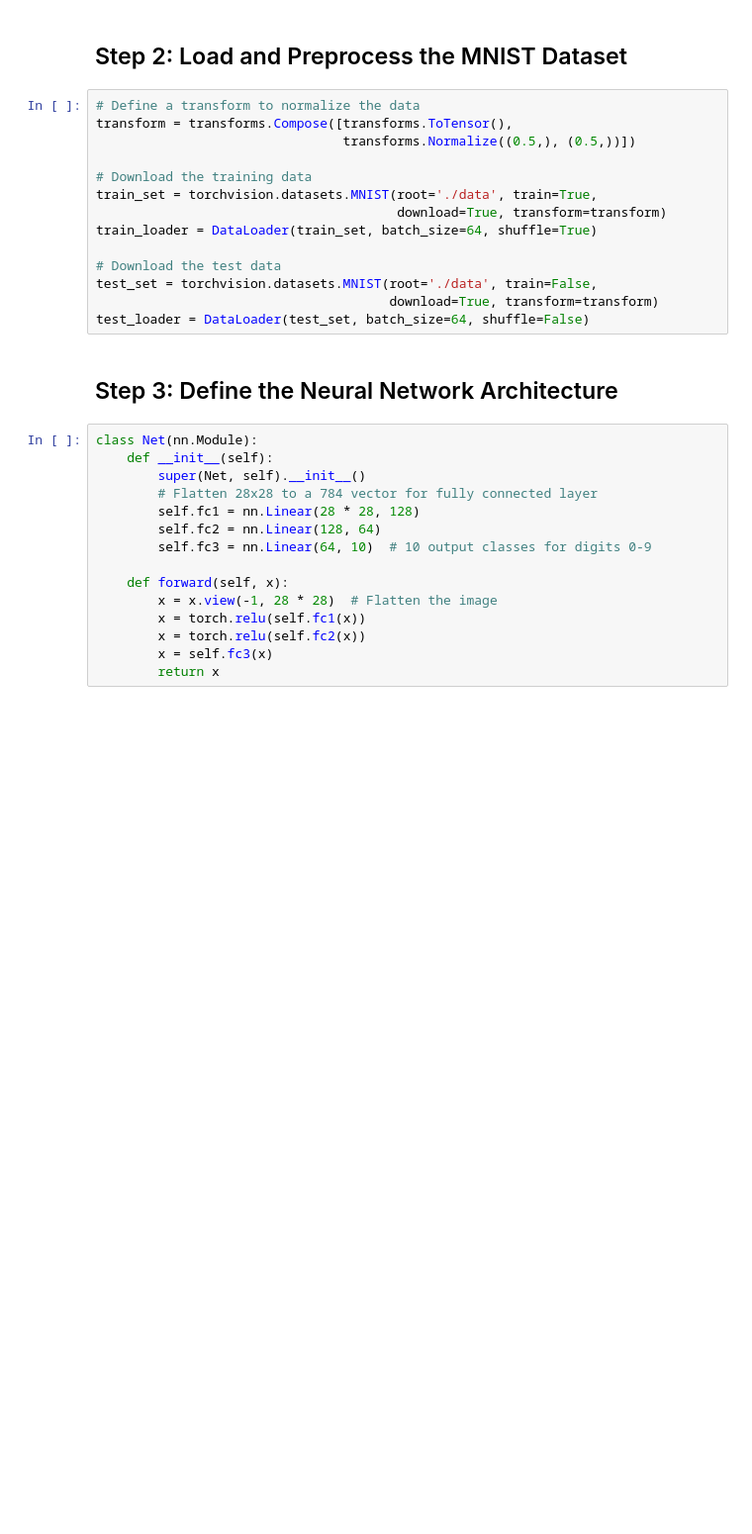
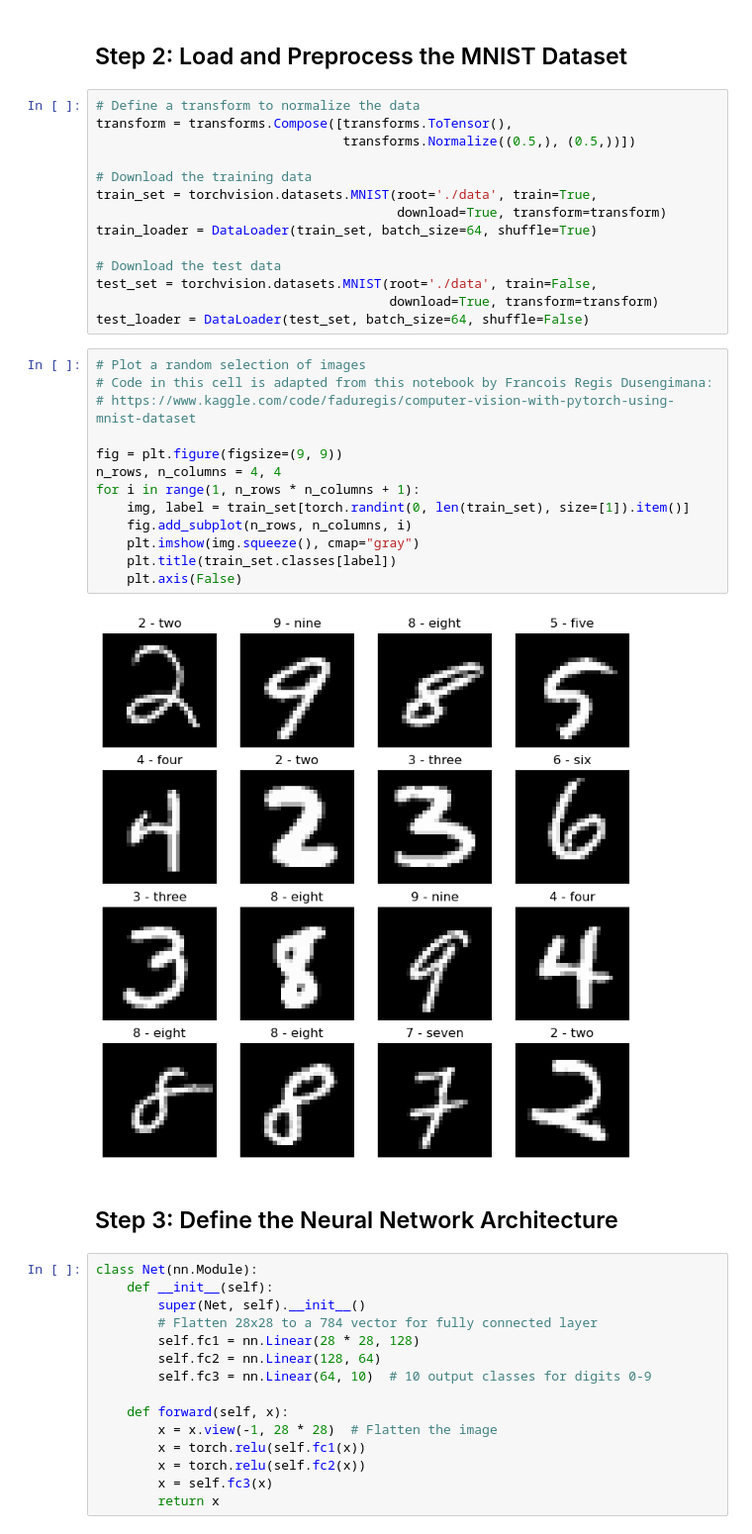
Before and after one commit to JohnMcKechnieGC/intro-to-pytorch, a Jupyter notebook: mnist.ipynb, the cells around one changed output. Shown at 99% size. Saved outputs shown, nothing was run; the diff lists cells and outputs as text; blank space fills up the shorter version.

Commit message:
Add cell to visualise digits

```diff
--- a/mnist.ipynb
+++ b/mnist.ipynb
@@ -36,6 +38,21 @@ train_loader = DataLoader(train_set, batch_size=64, shuffle=True)
 test_set = torchvision.datasets.MNIST(root='./data', train=False,
                                       download=True, transform=transform)
 test_loader = DataLoader(test_set, batch_size=64, shuffle=False)
+# %%
+# Plot a random selection of images
+# Code in this cell is adapted from this notebook by Francois Regis Dusengimana:
+# https://www.kaggle.com/code/faduregis/computer-vision-with-pytorch-using-mnist-dataset
+
+fig = plt.figure(figsize=(9, 9))
+n_rows, n_columns = 4, 4
+for i in range(1, n_rows * n_columns + 1):
+    img, label = train_set[torch.randint(0, len(train_set), size=[1]).item()]
+    fig.add_subplot(n_rows, n_columns, i)
+    plt.imshow(img.squeeze(), cmap="gray")
+    plt.title(train_set.classes[label])
+    plt.axis(False)
+# %% [output]
+[figure, added]
 # %% [markdown]
 ## Step 3: Define the Neural Network Architecture
 # %%
```
Also changed, not shown: parts of 6 cells of this notebook.
